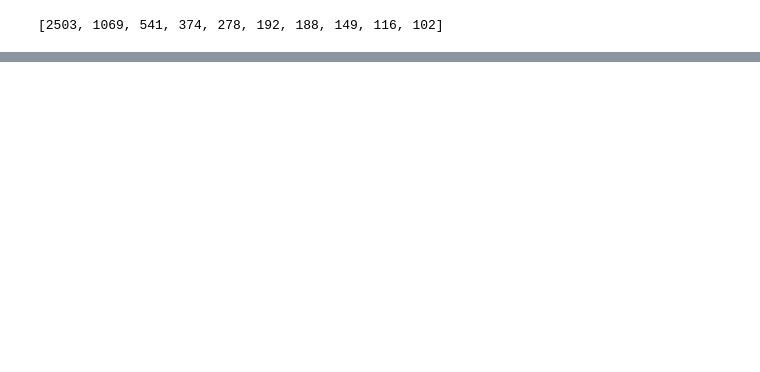
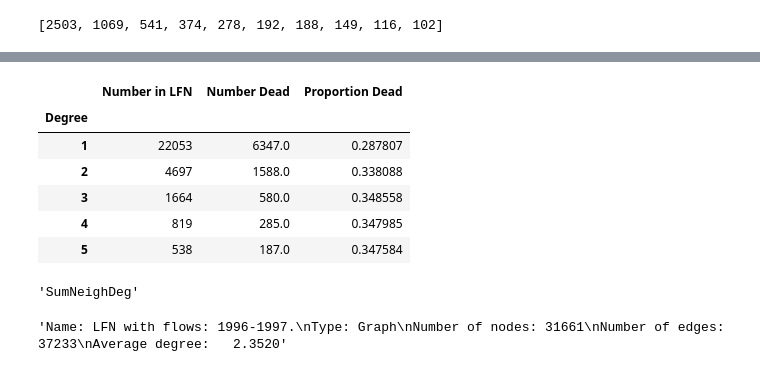
Before and after one commit to owenwr/labour-flow-networks, a Jupyter notebook: notebooks/explore.ipynb, the cells around one changed output, grey strips where cells are left out. Drawn from its saved outputs; the diff is of its cells as text; code cells hidden in the pictures; blank space fills up the shorter version.

```diff
--- a/notebooks/explore.ipynb
+++ b/notebooks/explore.ipynb
@@ -189,5 +112,11 @@ feature_function = nx.degree
 # %%
-#get feature count using all nodes
-all_count = FeatureCount(feature_function, graph, graph.nodes())
-#get feature count using just nodes dead in LFN
-dead_count = FeatureCount(feature_function, graph, dead_ids)
+#get feature list and count using all nodes
+all_list = FeatureList(feature_function, graph, graph.nodes())
+all_count = col.Counter(all_list)
+#get feature list and count using just nodes dead in LFN
+dead_list = FeatureList(feature_function, graph, dead_ids)
+dead_count = col.Counter(dead_list)
+#number of nodes in LFN that died
+ndead_in_LFN = sum(dead_count.values())
+#get proportion of firms dead with each possible value of the feature
+prop_dead = PropDead(all_count, dead_count)
@@ -201,0 +165,25 @@ from src.data import
+# %%
+#Get Table of dead_count vs all_count
+all_count_series = pd.Series(all_count, name='Number in LFN')
+dead_count_series = pd.Series(dead_count, name='Number Dead')
+df = pd.concat([all_count_series, dead_count_series], axis=1)
+df.index.name = 'Degree'
+df['Proportion Dead'] = df['Number Dead']/df['Number in LFN']
+# %%
+df.head(5)
+# %% [output]
+|  | Number in LFN | Number Dead | Proportion Dead |
+| Degree |  |  |  |
+| 1 | 22053 | 6347.0 | 0.287807 |
+| 2 | 4697 | 1588.0 | 0.338088 |
+| 3 | 1664 | 580.0 | 0.348558 |
+| 4 | 819 | 285.0 | 0.347985 |
+| 5 | 538 | 187.0 | 0.347584 |
+# %%
+str(SumNeighDeg)[10:-16]
+# %% [output]
+'SumNeighDeg'
+# %%
+nx.info(graph)
+# %% [output]
+'Name: LFN with flows: 1996-1997.\nType: Graph\nNumber of nodes: 31661\nNumber of edges: 37233\nAverage degree:   2.3520'
```
Also changed, not shown: parts of 21 cells of this notebook, 27 other files.
